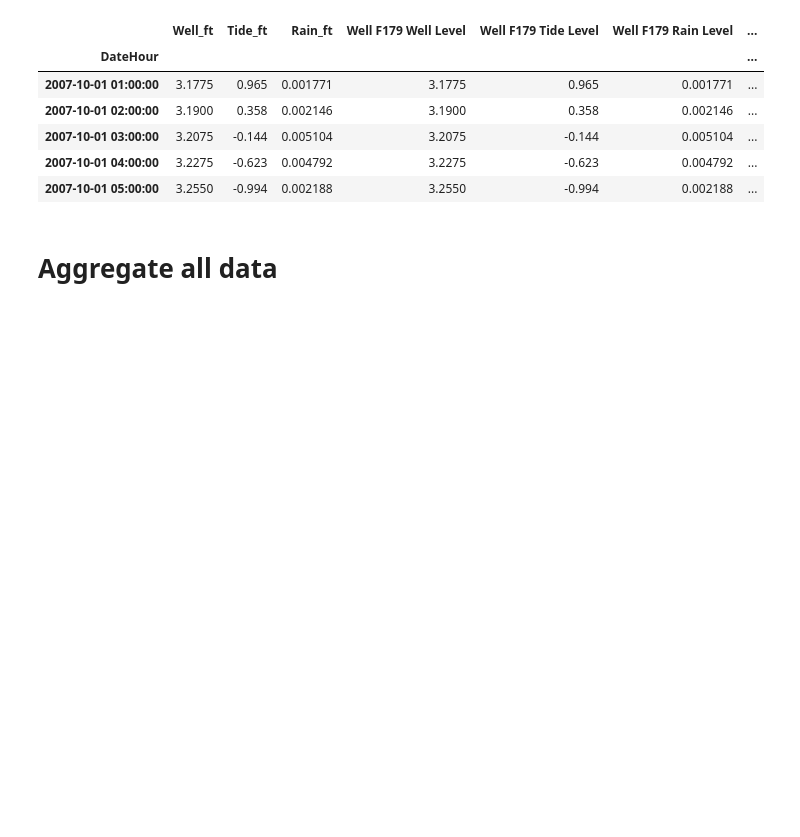
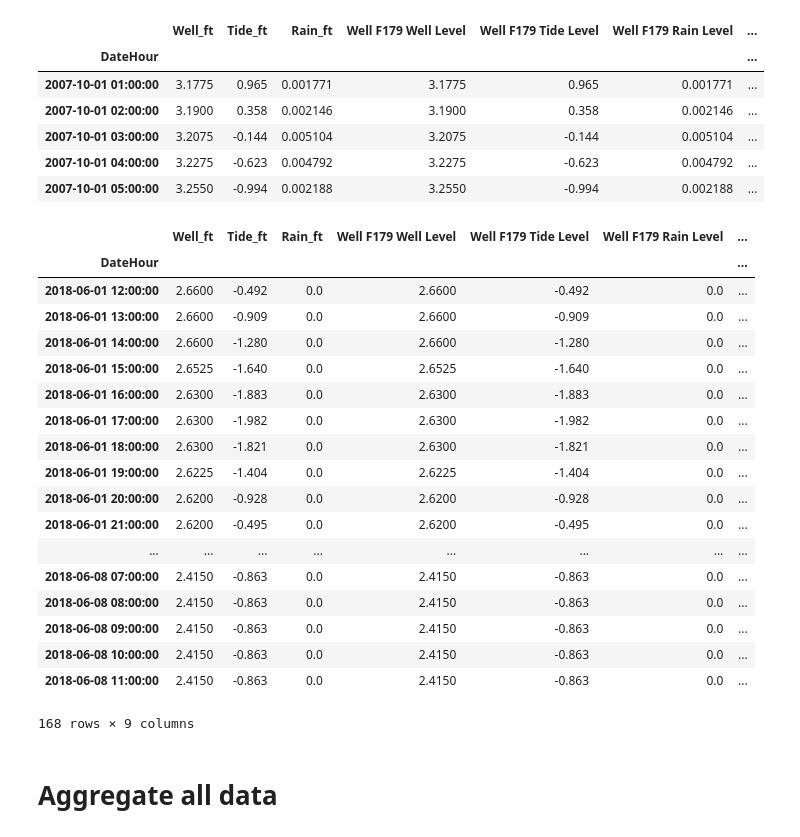
Before and after one commit to ccnobbli/Fall2_Homework, a Jupyter notebook: data/Well Data_Split/Aggregate All Well Data.ipynb, the cells around one changed output. Drawn from its saved outputs; the diff is of its cells as text; code cells hidden in the pictures; blank space fills up the shorter version.

```diff
--- a/data/Well Data_Split/Aggregate All Well Data.ipynb
+++ b/data/Well Data_Split/Aggregate All Well Data.ipynb
@@ -258,6 +253,28 @@ full.head()
 | 2007-10-01 03:00:00 | 3.2075 | -0.144 | 0.005104 | 3.2075 | -0.144 | 0.005104 | ... |
 | 2007-10-01 04:00:00 | 3.2275 | -0.623 | 0.004792 | 3.2275 | -0.623 | 0.004792 | ... |
 | 2007-10-01 05:00:00 | 3.2550 | -0.994 | 0.002188 | 3.2550 | -0.994 | 0.002188 | ... |
+# %%
+full.tail(168)
+# %% [output]
+|  | Well_ft | Tide_ft | Rain_ft | Well F179 Well Level | Well F179 Tide Level | Well F179 Rain Level | ... |
+| DateHour |  |  |  |  |  |  | ... |
+| 2018-06-01 12:00:00 | 2.6600 | -0.492 | 0.0 | 2.6600 | -0.492 | 0.0 | ... |
+| 2018-06-01 13:00:00 | 2.6600 | -0.909 | 0.0 | 2.6600 | -0.909 | 0.0 | ... |
+| 2018-06-01 14:00:00 | 2.6600 | -1.280 | 0.0 | 2.6600 | -1.280 | 0.0 | ... |
+| 2018-06-01 15:00:00 | 2.6525 | -1.640 | 0.0 | 2.6525 | -1.640 | 0.0 | ... |
+| 2018-06-01 16:00:00 | 2.6300 | -1.883 | 0.0 | 2.6300 | -1.883 | 0.0 | ... |
+| 2018-06-01 17:00:00 | 2.6300 | -1.982 | 0.0 | 2.6300 | -1.982 | 0.0 | ... |
+| 2018-06-01 18:00:00 | 2.6300 | -1.821 | 0.0 | 2.6300 | -1.821 | 0.0 | ... |
+| 2018-06-01 19:00:00 | 2.6225 | -1.404 | 0.0 | 2.6225 | -1.404 | 0.0 | ... |
+| 2018-06-01 20:00:00 | 2.6200 | -0.928 | 0.0 | 2.6200 | -0.928 | 0.0 | ... |
+| 2018-06-01 21:00:00 | 2.6200 | -0.495 | 0.0 | 2.6200 | -0.495 | 0.0 | ... |
+| ... | ... | ... | ... | ... | ... | ... | ... |
+| 2018-06-08 07:00:00 | 2.4150 | -0.863 | 0.0 | 2.4150 | -0.863 | 0.0 | ... |
+| 2018-06-08 08:00:00 | 2.4150 | -0.863 | 0.0 | 2.4150 | -0.863 | 0.0 | ... |
+| 2018-06-08 09:00:00 | 2.4150 | -0.863 | 0.0 | 2.4150 | -0.863 | 0.0 | ... |
+| 2018-06-08 10:00:00 | 2.4150 | -0.863 | 0.0 | 2.4150 | -0.863 | 0.0 | ... |
+| 2018-06-08 11:00:00 | 2.4150 | -0.863 | 0.0 | 2.4150 | -0.863 | 0.0 | ... |
+168 rows × 9 columns
 # %%
 #full = full.iloc[:, 3:]
 full.to_csv("C:/Users/Christopher/Documents/GitHub/Fall2_Homework/data/Well Data_Split/final_wells/" + str(well) + "_FINAL.csv", index=True)
```
Also changed, not shown: parts of 20 cells of this notebook, 4 other files.
